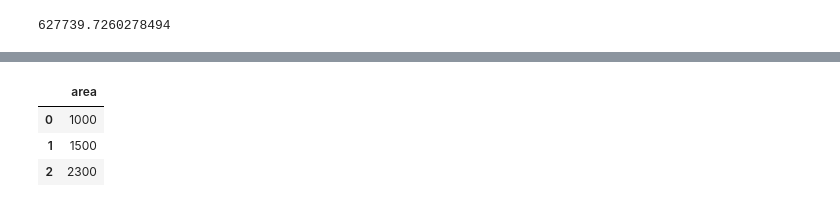
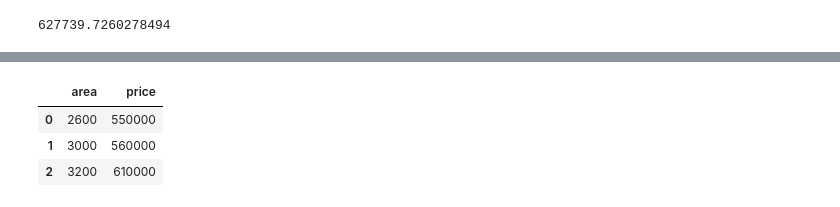
Before and after one commit to DhruvJais01/CodebasicsYT_MachineLearning, a Jupyter notebook: 01_linear_reg/linear_regreation.ipynb, the cells around one changed output, grey strips where cells are left out. Cells and saved outputs as stored; diff of their text form; code cells hidden in the pictures.

```diff
--- a/01_linear_reg/linear_regreation.ipynb
+++ b/01_linear_reg/linear_regreation.ipynb
@@ -55,9 +50,10 @@ plt.plot(df.area,reg.predict(df[["area"]]),color='blue')
-# %%
-d = pd.read_csv("areas.csv")
-d.head(3)
-# %% [output]
-|  | area |
-| 0 | 1000 |
-| 1 | 1500 |
-| 2 | 2300 |
+# %%
+url = "https://raw.githubusercontent.com/DhruvJais01/CodebasicsYT_MachineLearning/main/01_linear_reg/homeprices.csv"
+d = pd.read_csv(url)
+d.head(3)
+# %% [output]
+|  | area | price |
+| 0 | 2600 | 550000 |
+| 1 | 3000 | 560000 |
+| 2 | 3200 | 610000 |
 # %%
```
Also changed, not shown: parts of 8 cells of this notebook.
